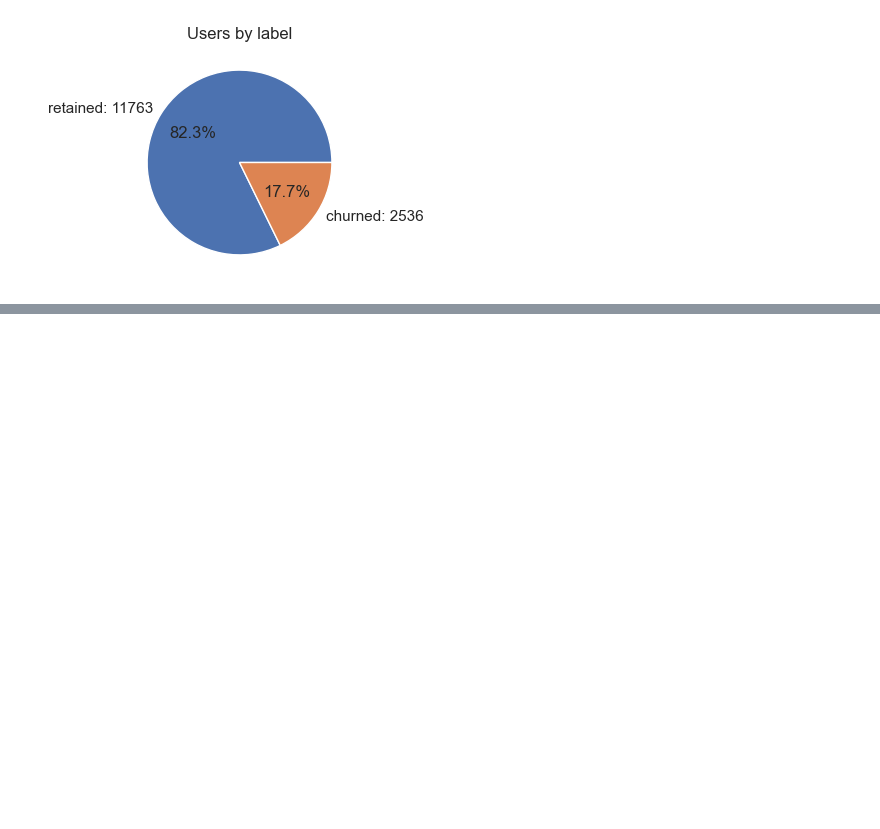
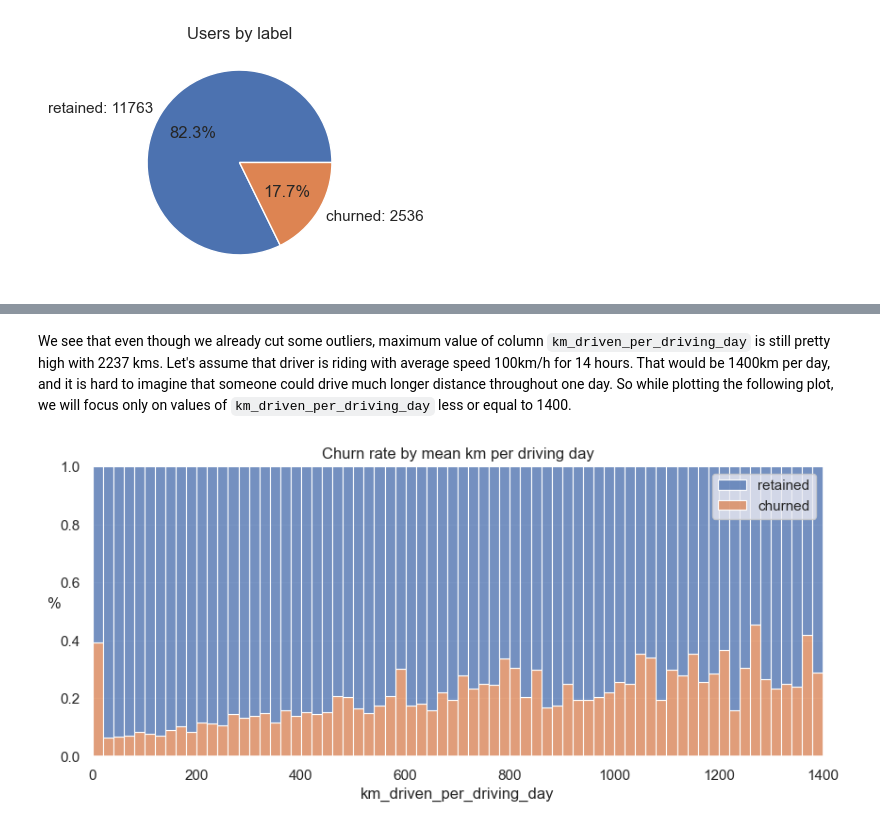
Before and after one commit to Damian-oo/Customer-Churn-Prediction-Waze-app, a Jupyter notebook: Waze Churn Project_full.ipynb, the cells around one changed output, grey strips where cells are left out. Saved outputs shown, nothing was run; the diff lists cells and outputs as text; code cells hidden in the pictures; blank space fills up the shorter version.

```diff
--- a/Waze Churn Project_full.ipynb
+++ b/Waze Churn Project_full.ipynb
@@ -652,0 +694,18 @@ plt_piechart(df_waze_0, "label", (3,3))
+# %% [markdown]
+We see that even though we already cut some outliers, maximum value of column `km_driven_per_driving_day` is still pretty high with 2237 kms. Let's assume that driver is riding with average speed 100km/h for 14 hours. That would be 1400km per day, and it is hard to imagine that someone could drive much longer distance throughout one day. So while plotting the following plot, we will focus only on values of `km_driven_per_driving_day` less or equal to 1400.
+# %%
+# Histogram
+fig, ax = plt.subplots(figsize=(10,4))
+sns.histplot(data=df_waze_0,
+             x='km_driven_per_driving_day',
+             bins=range(0,1401,20),
+             hue='label',
+             multiple='fill',
+             legend = False,   # ignoring default legend
+             ax = ax)
+ax.set_ylabel('%', rotation=0)
+ax.set_title('Churn rate by mean km per driving day')
+ax.legend(["churned", "retained"], reverse = True, loc='upper right')  # adding legend by plt, to set a location to upper right
+plt.show();
+# %% [output]
+[figure, added]
```
Also changed, not shown: parts of 6 cells of this notebook.
